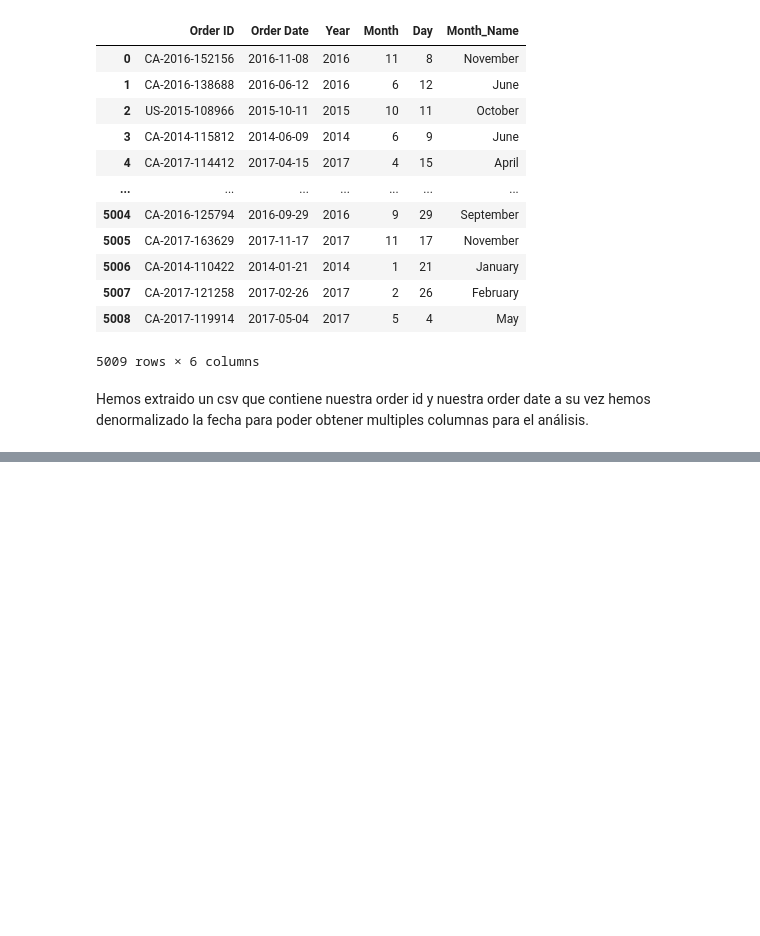
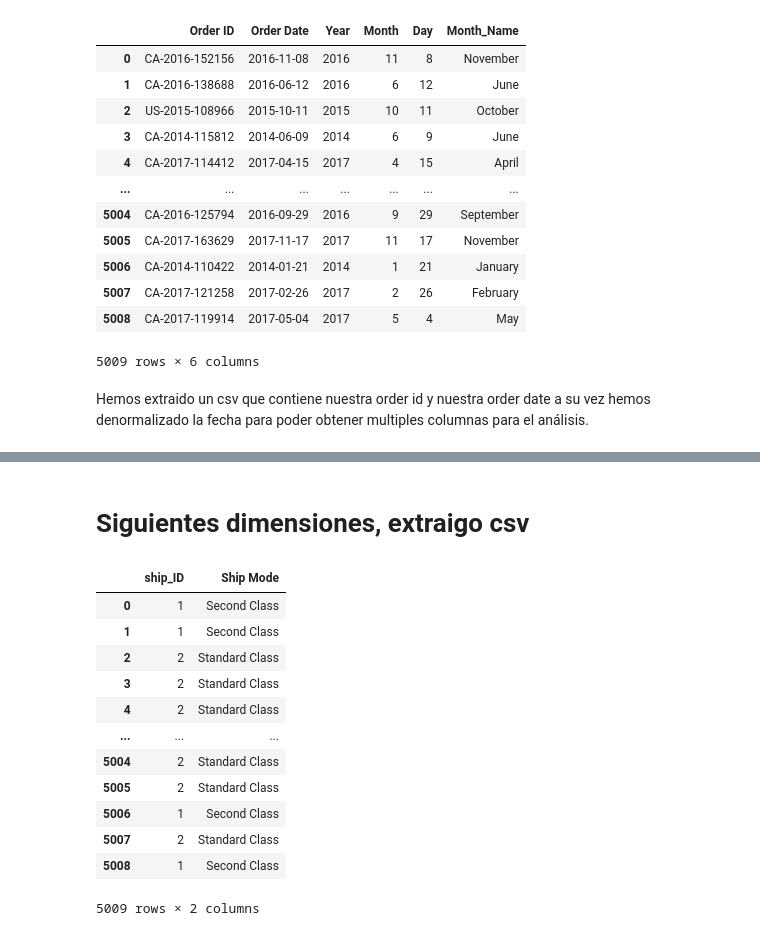
Before and after one commit to analopez-datascience/Proyecto-MicroStrategy, a Jupyter notebook: EDA-Dataset.ipynb, the cells around one changed output, grey strips where cells are left out. Drawn from its saved outputs; the diff is of its cells as text; code cells hidden in the pictures; blank space fills up the shorter version.

```diff
--- a/EDA-Dataset.ipynb
+++ b/EDA-Dataset.ipynb
@@ -379,0 +442,2 @@ Hemos extraido un csv que contiene nuestra order id y nuestra order date a su ve
+# %% [markdown]
+# Siguientes dimensiones, extraigo csv
@@ -379,0 +450,17 @@ Hemos extraido un csv que contiene nuestra order id y nuestra order date a su ve
+# %%
+df_ship = pd.read_csv('./dim_ship_mstr.csv', encoding='utf-8', engine='python')
+df_ship
+# %% [output]
+|  | ship_ID | Ship Mode |
+| 0 | 1 | Second Class |
+| 1 | 1 | Second Class |
+| 2 | 2 | Standard Class |
+| 3 | 2 | Standard Class |
+| 4 | 2 | Standard Class |
+| ... | ... | ... |
+| 5004 | 2 | Standard Class |
+| 5005 | 2 | Standard Class |
+| 5006 | 1 | Second Class |
+| 5007 | 2 | Standard Class |
+| 5008 | 1 | Second Class |
+5009 rows × 2 columns
```
Also changed, not shown: parts of 11 cells of this notebook, 3 other files.
